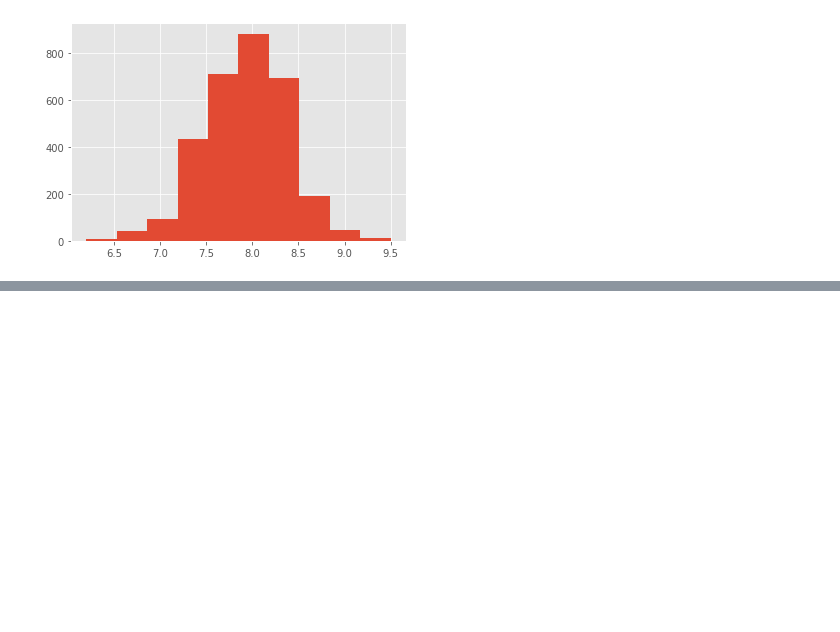
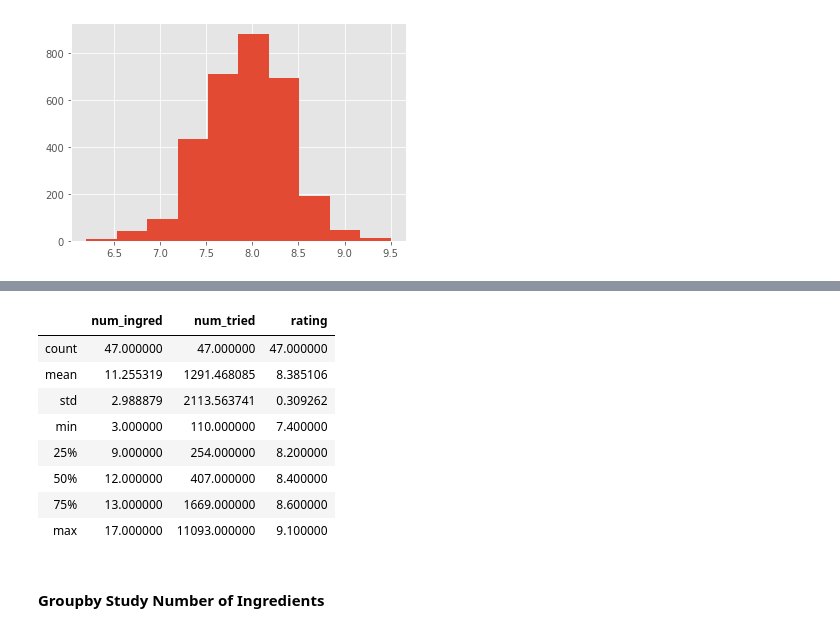
Before and after one commit to shimmer-croissant0707/web_scraping_project, a Jupyter notebook: Web_Scraping_Project.ipynb, the cells around one changed output, grey strips where cells are left out. Drawn from its saved outputs; the diff is of its cells as text; code cells hidden in the pictures; blank space fills up the shorter version.

```diff
--- a/Web_Scraping_Project.ipynb
+++ b/Web_Scraping_Project.ipynb
@@ -443,0 +467,14 @@ NameError: name 'sort_values' is not defined
+# %%
+all_recipes[all_recipes.author == '冇伱灬冇我'].describe()
+# %% [output]
+|  | num_ingred | num_tried | rating |
+| count | 47.000000 | 47.000000 | 47.000000 |
+| mean | 11.255319 | 1291.468085 | 8.385106 |
+| std | 2.988879 | 2113.563741 | 0.309262 |
+| min | 3.000000 | 110.000000 | 7.400000 |
+| 25% | 9.000000 | 254.000000 | 8.200000 |
+| 50% | 12.000000 | 407.000000 | 8.400000 |
+| 75% | 13.000000 | 1669.000000 | 8.600000 |
+| max | 17.000000 | 11093.000000 | 9.100000 |
+# %% [markdown]
+#### Groupby Study Number of Ingredients
```
Also changed, not shown: parts of 19 cells of this notebook.
